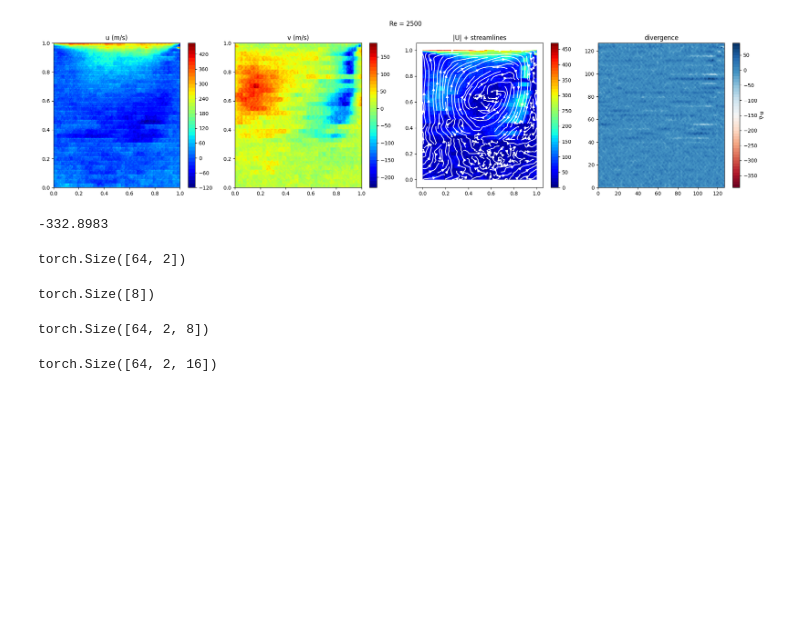
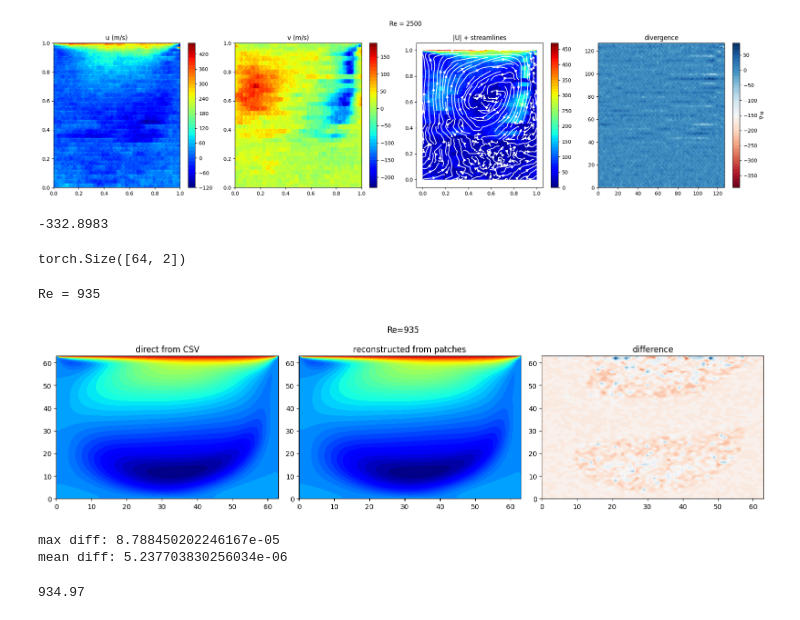
Before and after one commit to Mafaz03/Machine-Vision-Transformer, a Jupyter notebook: train.ipynb, the cells around one changed output. Cells and saved outputs as stored; diff of their text form; code cells hidden in the pictures; blank space fills up the shorter version.

```diff
--- a/train.ipynb
+++ b/train.ipynb
@@ -249,17 +249,71 @@ def fourier_features(cords, num_freq):
     angles = (coords_tensor.unsqueeze(-1) * freqs * 2 * torch.pi)            # [num_patches, C, num_freq]
     encoded = torch.cat([torch.sin(angles), torch.cos(angles)], dim = -1)    # [num_patches, C, num_freq * 2]
     return encoded.view(cords.shape[0], -1)                                  # [num_patches, C * num_freq * 2]
+# %%
+def patches_to_contour(patch, num_patches, patch_size, grid_size):
+
+    unrolled = patch.view(num_patches, num_patches, 2, patch_size, patch_size)   # (patch_row, patch_col, C, patch_h, patch_w)
+    unrolled = unrolled.permute(2, 0, 3, 1, 4).contiguous()                      # (C, patch_row, patch_h, patch_col, patch_w)
+    unrolled = unrolled.view(2, grid_size, grid_size)                            # (2, grid_size, grid_size)
+
+    return unrolled
 # %%
-freqs = 2 ** torch.linspace(0, 7, 8)
-freqs.shape
+cfd_dataset = CFD_Dataset(root = "Data", patch_size = 8, grid_size = 64)
+dataloader  = DataLoader(cfd_dataset, batch_size = 1, shuffle = True)
-# %% [output]
-torch.Size([8])
+# %%
+# take actual patches, reconstruct, compare to original grid
+src, tgt = next(iter(dataloader))
 # %%
-angles = (coords_tensor.unsqueeze(-1) * freqs * 2 * torch.pi)
-angles.shape
+
+# get the Re value
+re_val = (src[0].item() * cfd_dataset.re_std) + cfd_dataset.re_mean
+print(f"Re = {re_val:.0f}")
+re_val = 934.97
+
+# reconstruct from patches
+patches = tgt[0][:, :-64]  # strip pos enc
+unrolled = patches_to_contour(patches, 8, 8, 64)
+u_from_patches = (unrolled[0] * cfd_dataset.u_std + cfd_dataset.u_mean).numpy()
+
+# load the original CSV directly
+import pandas as pd
+from scipy.interpolate import griddata
+
+df = pd.read_csv(f"Data/Re_{re_val}.csv", index_col=0).dropna()
+x = df["x"].values.astype(np.float32)
+y = df["y"].values.astype(np.float32)
+u = df["u (m/s)"].values.astype(np.float32)
+
+x = (x - x.min()) / (x.max() - x.min() + 1e-8)
+y = (y - y.min()) / (y.max() - y.min() + 1e-8)
+
+lin    = np.linspace(0, 1, 64)
+grid_x, grid_y = np.meshgrid(lin, lin)
+u_grid = griddata(np.stack([x, y], 1), u, (grid_x, grid_y), method="linear", fill_value=0.0)
+
+# compare
+fig, axes = plt.subplots(1, 3, figsize=(15, 4))
+axes[0].contourf(u_grid, levels=50, cmap="jet")
+axes[0].set_title("direct from CSV")
+
+axes[1].contourf(u_from_patches, levels=50, cmap="jet")
+axes[1].set_title("reconstructed from patches")
+
+axes[2].contourf(u_grid - u_from_patches, levels=50, cmap="RdBu")
+axes[2].set_title("difference")
+
+plt.suptitle(f"Re={re_val:.0f}")
+plt.tight_layout()
+plt.show()
+
+print("max diff:", np.abs(u_grid - u_from_patches).max())
+print("mean diff:", np.abs(u_grid - u_from_patches).mean())
 # %% [output]
-torch.Size([64, 2, 8])
+Re = 935
+[figure, added]
+max diff: 8.788450202246167e-05
+mean diff: 5.237703830256034e-06
 # %%
-torch.cat([torch.sin(angles), torch.cos(angles)], dim = -1).shape # [num_patches, C, num_freq * 2]
+re_val
 # %% [output]
-torch.Size([64, 2, 16])
+934.97
```
Also changed, not shown: 1 other file.
